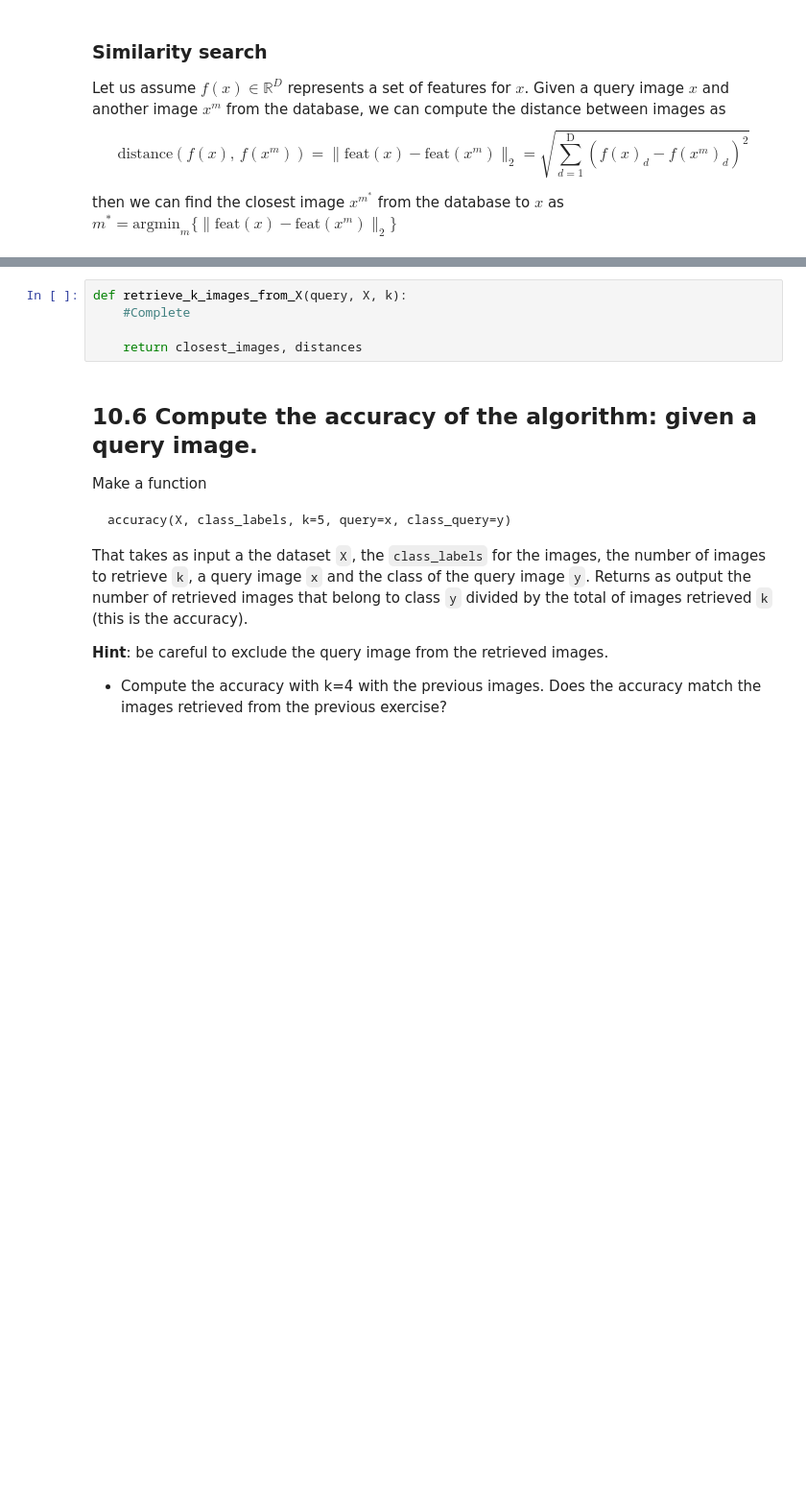
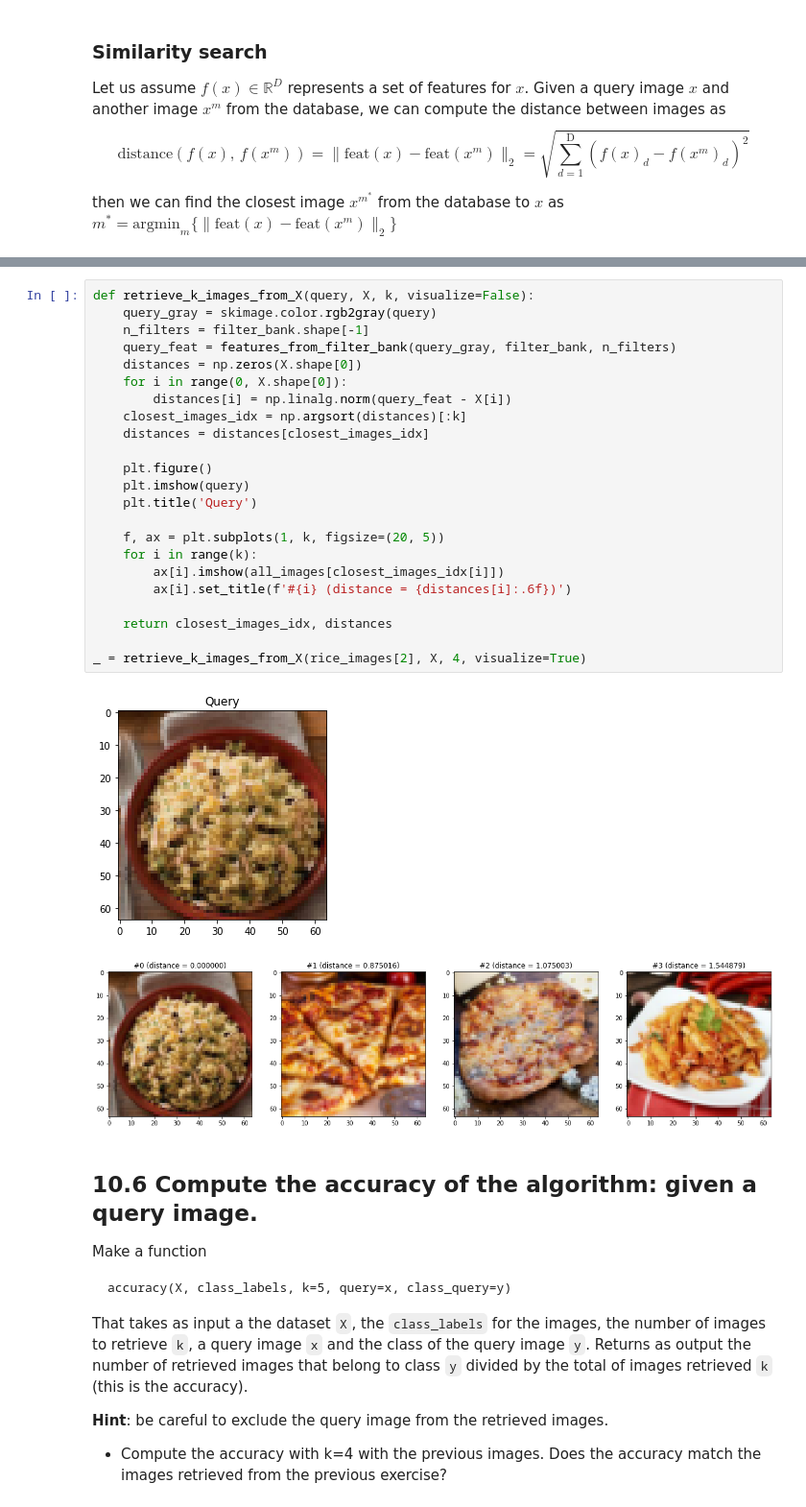
Before and after one commit to jdecid/MAI-CV, a Jupyter notebook: labs/s10/practice_10_texture_analysis.ipynb, the cells around one changed output, grey strips where cells are left out. Shown at 96% size. Cells and saved outputs as stored; diff of their text form; blank space fills up the shorter version.

```diff
--- a/labs/s10/practice_10_texture_analysis.ipynb
+++ b/labs/s10/practice_10_texture_analysis.ipynb
@@ -260,8 +286,29 @@ ax[2].imshow(all_images[ind_3])
-# %%
-def retrieve_k_images_from_X(query, X, k):
-    #Complete
-
-    return closest_images, distances
+# %%
+def retrieve_k_images_from_X(query, X, k, visualize=False):
+    query_gray = skimage.color.rgb2gray(query)
+    n_filters = filter_bank.shape[-1]
+    query_feat = features_from_filter_bank(query_gray, filter_bank, n_filters)
+    distances = np.zeros(X.shape[0])
+    for i in range(0, X.shape[0]):
+        distances[i] = np.linalg.norm(query_feat - X[i])
+    closest_images_idx = np.argsort(distances)[:k]
+    distances = distances[closest_images_idx]
+
+    plt.figure()
+    plt.imshow(query)
+    plt.title('Query')
+
+    f, ax = plt.subplots(1, k, figsize=(20, 5))
+    for i in range(k):
+        ax[i].imshow(all_images[closest_images_idx[i]])
+        ax[i].set_title(f'#{i} (distance = {distances[i]:.6f})')
+
+    return closest_images_idx, distances
+
+_ = retrieve_k_images_from_X(rice_images[2], X, 4, visualize=True)
+# %% [output]
+[figure, added]
+[figure, added]
 # %% [markdown]
 ## 10.6 Compute the accuracy of the algorithm: given a query image.
 
```
Also changed, not shown: parts of 16 cells of this notebook.
